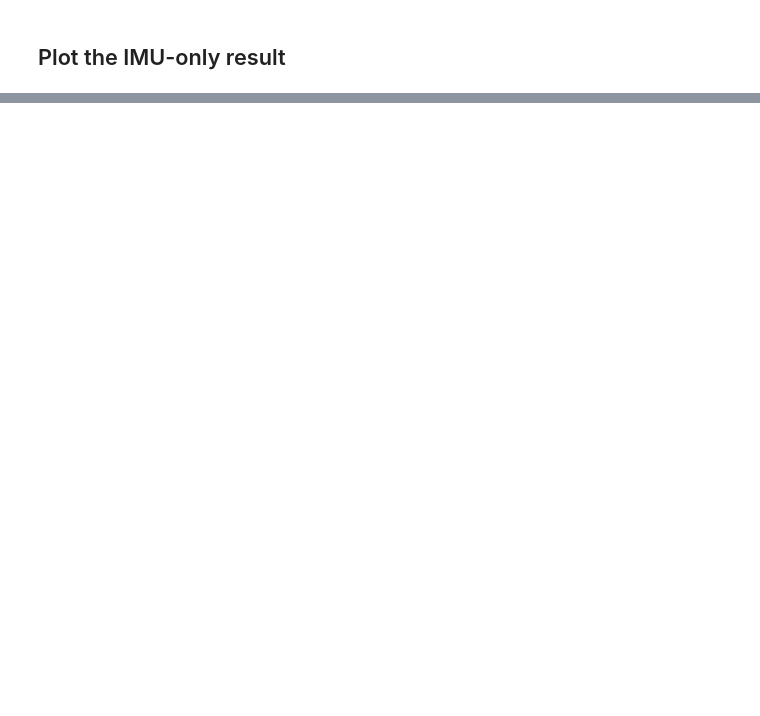
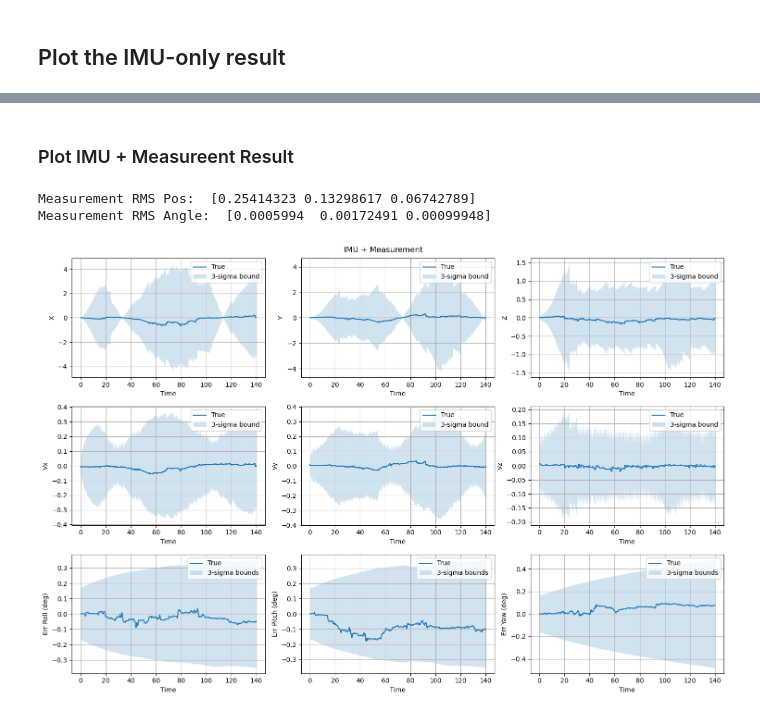
Before and after one commit to Stanford-NavLab/lunar_autonomy_challenge, a Jupyter notebook: notebooks/ekf_toy_problem.ipynb, the cells around one changed output, grey strips where cells are left out. Cells and saved outputs as stored; diff of their text form; code cells hidden in the pictures; blank space fills up the shorter version.

```diff
--- a/notebooks/ekf_toy_problem.ipynb
+++ b/notebooks/ekf_toy_problem.ipynb
@@ -535,0 +591,11 @@ plot_results(gt_translations, gt_rotations_euler, x_store_meas, P_store_meas, ti
+# %% [markdown]
+### Plot IMU + Measureent Result
+# %%
+print("Measurement RMS Pos: ", rms_pos["meas"])
+print("Measurement RMS Angle: ", rms_angle["meas"])
+
+plot_results(data_meas, title="IMU + Measurement")
+# %% [output]
+Measurement RMS Pos:  [0.25414323 0.13298617 0.06742789]
+Measurement RMS Angle:  [0.0005994  0.00172491 0.00099948]
+[figure, added]
```
Also changed, not shown: parts of 10 cells of this notebook, 1 other file.
